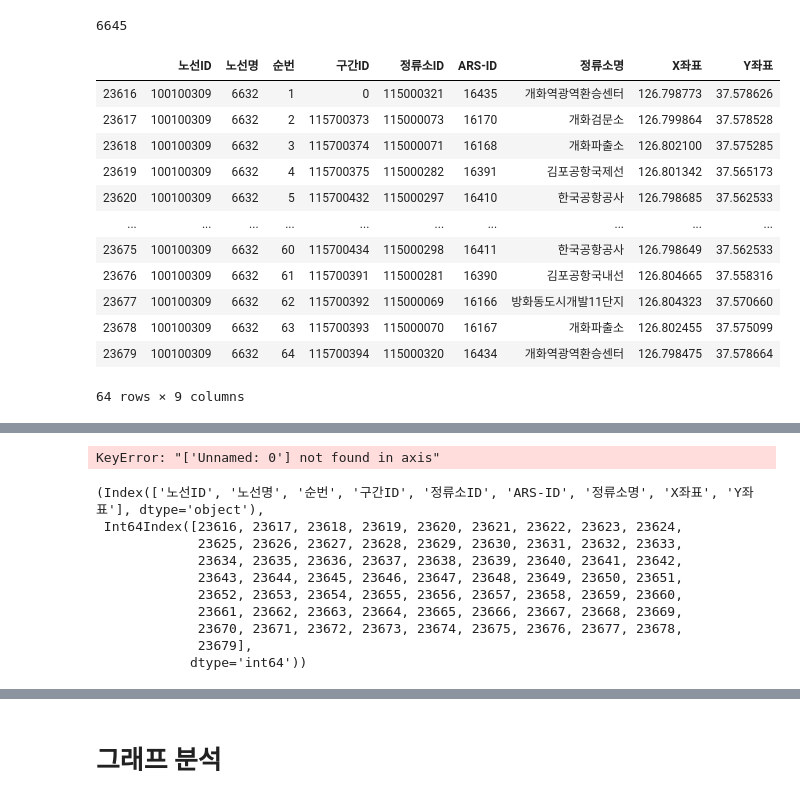
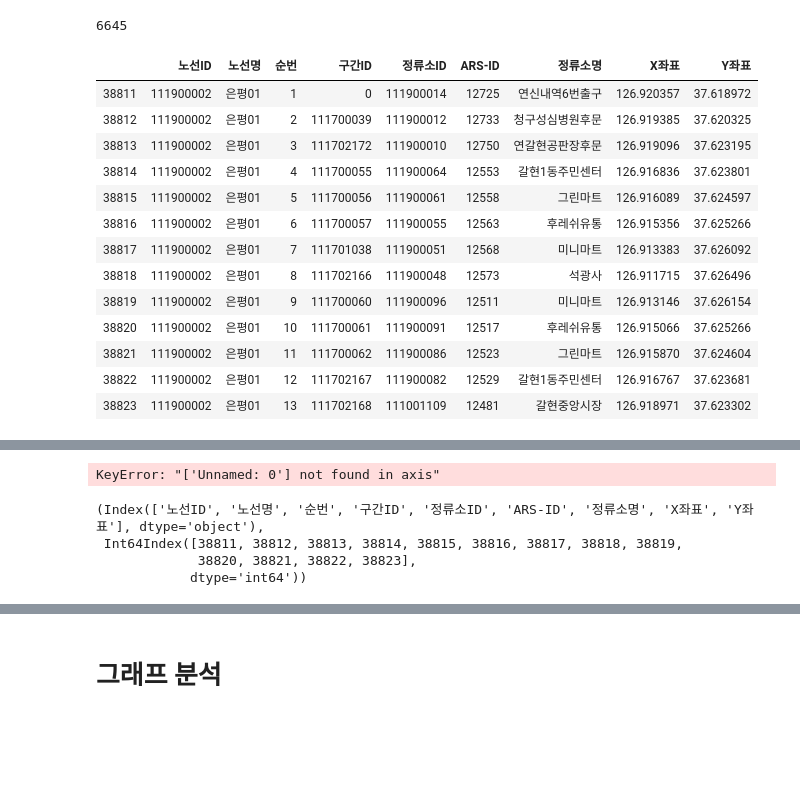
Before and after one commit to degru82/bus_demand, a Jupyter notebook: work_at_home.ipynb, the cells around one changed output, grey strips where cells are left out. Drawn from its saved outputs; the diff is of its cells as text; code cells hidden in the pictures; blank space fills up the shorter version.

```diff
--- a/work_at_home.ipynb
+++ b/work_at_home.ipynb
@@ -206,22 +212,23 @@ for nm in line_names:
 # %% [output]
 6645
 # %%
-df_le = df_lines[df_lines['노선명']=='6632']
+df_le = df_lines[df_lines['노선명']=='은평01']
 df_le
 # %% [output]
 |  | 노선ID | 노선명 | 순번 | 구간ID | 정류소ID | ARS-ID | 정류소명 | X좌표 | Y좌표 |
-| 23616 | 100100309 | 6632 | 1 | 0 | 115000321 | 16435 | 개화역광역환승센터 | 126.798773 | 37.578626 |
-| 23617 | 100100309 | 6632 | 2 | 115700373 | 115000073 | 16170 | 개화검문소 | 126.799864 | 37.578528 |
-| 23618 | 100100309 | 6632 | 3 | 115700374 | 115000071 | 16168 | 개화파출소 | 126.802100 | 37.575285 |
-| 23619 | 100100309 | 6632 | 4 | 115700375 | 115000282 | 16391 | 김포공항국제선 | 126.801342 | 37.565173 |
-| 23620 | 100100309 | 6632 | 5 | 115700432 | 115000297 | 16410 | 한국공항공사 | 126.798685 | 37.562533 |
-| ... | ... | ... | ... | ... | ... | ... | ... | ... | ... |
-| 23675 | 100100309 | 6632 | 60 | 115700434 | 115000298 | 16411 | 한국공항공사 | 126.798649 | 37.562533 |
-| 23676 | 100100309 | 6632 | 61 | 115700391 | 115000281 | 16390 | 김포공항국내선 | 126.804665 | 37.558316 |
-| 23677 | 100100309 | 6632 | 62 | 115700392 | 115000069 | 16166 | 방화동도시개발11단지 | 126.804323 | 37.570660 |
-| 23678 | 100100309 | 6632 | 63 | 115700393 | 115000070 | 16167 | 개화파출소 | 126.802455 | 37.575099 |
-| 23679 | 100100309 | 6632 | 64 | 115700394 | 115000320 | 16434 | 개화역광역환승센터 | 126.798475 | 37.578664 |
+| 38811 | 111900002 | 은평01 | 1 | 0 | 111900014 | 12725 | 연신내역6번출구 | 126.920357 | 37.618972 |
+| 38812 | 111900002 | 은평01 | 2 | 111700039 | 111900012 | 12733 | 청구성심병원후문 | 126.919385 | 37.620325 |
+| 38813 | 111900002 | 은평01 | 3 | 111702172 | 111900010 | 12750 | 연갈현공판장후문 | 126.919096 | 37.623195 |
+| 38814 | 111900002 | 은평01 | 4 | 111700055 | 111900064 | 12553 | 갈현1동주민센터 | 126.916836 | 37.623801 |
+| 38815 | 111900002 | 은평01 | 5 | 111700056 | 111900061 | 12558 | 그린마트 | 126.916089 | 37.624597 |
+| 38816 | 111900002 | 은평01 | 6 | 111700057 | 111900055 | 12563 | 후레쉬유통 | 126.915356 | 37.625266 |
+| 38817 | 111900002 | 은평01 | 7 | 111701038 | 111900051 | 12568 | 미니마트 | 126.913383 | 37.626092 |
+| 38818 | 111900002 | 은평01 | 8 | 111702166 | 111900048 | 12573 | 석광사 | 126.911715 | 37.626496 |
+| 38819 | 111900002 | 은평01 | 9 | 111700060 | 111900096 | 12511 | 미니마트 | 126.913146 | 37.626154 |
+| 38820 | 111900002 | 은평01 | 10 | 111700061 | 111900091 | 12517 | 후레쉬유통 | 126.915066 | 37.625266 |
+| 38821 | 111900002 | 은평01 | 11 | 111700062 | 111900086 | 12523 | 그린마트 | 126.915870 | 37.624604 |
+| 38822 | 111900002 | 은평01 | 12 | 111702167 | 111900082 | 12529 | 갈현1동주민센터 | 126.916767 | 37.623681 |
+| 38823 | 111900002 | 은평01 | 13 | 111702168 | 111001109 | 12481 | 갈현중앙시장 | 126.918971 | 37.623302 |
-64 rows × 9 columns
 # %%
 import folium
 map = folium.Map(location=[df_le['Y좌표'].mean(), df_le['X좌표'].mean()], zoom_start=12, tiles='Stamen Toner')
@@ -253,14 +260,8 @@ KeyError: "['Unnamed: 0'] not found in axis"
 df_le.columns, df_le.index
 # %% [output]
 (Index(['노선ID', '노선명', '순번', '구간ID', '정류소ID', 'ARS-ID', '정류소명', 'X좌표', 'Y좌표'], dtype='object'),
- Int64Index([23616, 23617, 23618, 23619, 23620, 23621, 23622, 23623, 23624,
-             23625, 23626, 23627, 23628, 23629, 23630, 23631, 23632, 23633,
-             23634, 23635, 23636, 23637, 23638, 23639, 23640, 23641, 23642,
-             23643, 23644, 23645, 23646, 23647, 23648, 23649, 23650, 23651,
-             23652, 23653, 23654, 23655, 23656, 23657, 23658, 23659, 23660,
-             23661, 23662, 23663, 23664, 23665, 23666, 23667, 23668, 23669,
-             23670, 23671, 23672, 23673, 23674, 23675, 23676, 23677, 23678,
-             23679],
+ Int64Index([38811, 38812, 38813, 38814, 38815, 38816, 38817, 38818, 38819,
+             38820, 38821, 38822, 38823],
             dtype='int64'))
 # %%
 df_psngr.columns, df_psngr.index
```
Also changed, not shown: parts of 22 cells of this notebook, 2 other files.
